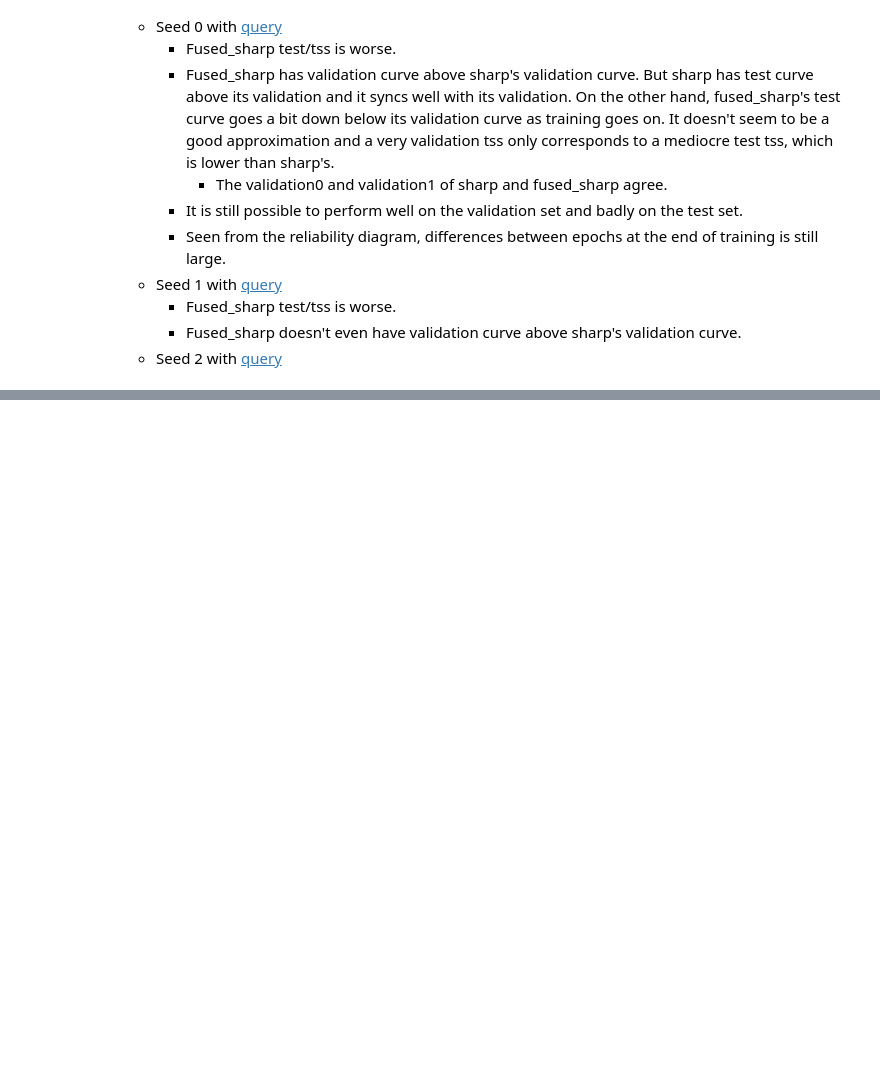
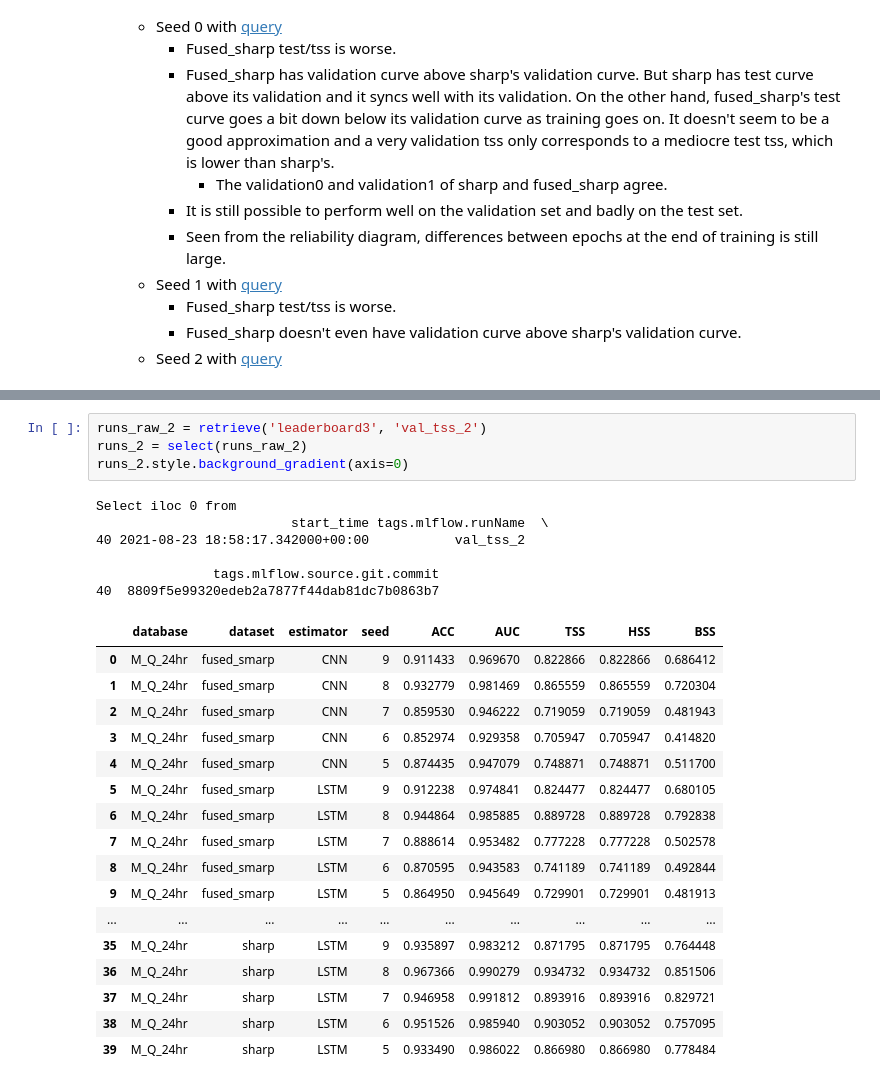
Before and after one commit to ZeyuSun/flare-prediction-smarp, a Jupyter notebook: notebooks/mlflow_results_2.ipynb, the cells around one changed output, grey strips where cells are left out. Drawn from its saved outputs; the diff is of its cells as text; blank space fills up the shorter version.

```diff
--- a/notebooks/mlflow_results_2.ipynb
+++ b/notebooks/mlflow_results_2.ipynb
@@ -576,0 +662,28 @@ dirs = tensorboard(runs_raw)
+# %%
+runs_raw_2 = retrieve('leaderboard3', 'val_tss_2')
+runs_2 = select(runs_raw_2)
+runs_2.style.background_gradient(axis=0)
+# %% [output]
+Select iloc 0 from
+                         start_time tags.mlflow.runName  \
+40 2021-08-23 18:58:17.342000+00:00           val_tss_2
+
+               tags.mlflow.source.git.commit
+40  8809f5e99320edeb2a7877f44dab81dc7b0863b7
+|  | database | dataset | estimator | seed | ACC | AUC | TSS | HSS | BSS |
+| 0 | M_Q_24hr | fused_smarp | CNN | 9 | 0.911433 | 0.969670 | 0.822866 | 0.822866 | 0.686412 |
+| 1 | M_Q_24hr | fused_smarp | CNN | 8 | 0.932779 | 0.981469 | 0.865559 | 0.865559 | 0.720304 |
+| 2 | M_Q_24hr | fused_smarp | CNN | 7 | 0.859530 | 0.946222 | 0.719059 | 0.719059 | 0.481943 |
+| 3 | M_Q_24hr | fused_smarp | CNN | 6 | 0.852974 | 0.929358 | 0.705947 | 0.705947 | 0.414820 |
+| 4 | M_Q_24hr | fused_smarp | CNN | 5 | 0.874435 | 0.947079 | 0.748871 | 0.748871 | 0.511700 |
+| 5 | M_Q_24hr | fused_smarp | LSTM | 9 | 0.912238 | 0.974841 | 0.824477 | 0.824477 | 0.680105 |
+| 6 | M_Q_24hr | fused_smarp | LSTM | 8 | 0.944864 | 0.985885 | 0.889728 | 0.889728 | 0.792838 |
+| 7 | M_Q_24hr | fused_smarp | LSTM | 7 | 0.888614 | 0.953482 | 0.777228 | 0.777228 | 0.502578 |
+| 8 | M_Q_24hr | fused_smarp | LSTM | 6 | 0.870595 | 0.943583 | 0.741189 | 0.741189 | 0.492844 |
+| 9 | M_Q_24hr | fused_smarp | LSTM | 5 | 0.864950 | 0.945649 | 0.729901 | 0.729901 | 0.481913 |
+| ... | ... | ... | ... | ... | ... | ... | ... | ... | ... |
+| 35 | M_Q_24hr | sharp | LSTM | 9 | 0.935897 | 0.983212 | 0.871795 | 0.871795 | 0.764448 |
+| 36 | M_Q_24hr | sharp | LSTM | 8 | 0.967366 | 0.990279 | 0.934732 | 0.934732 | 0.851506 |
+| 37 | M_Q_24hr | sharp | LSTM | 7 | 0.946958 | 0.991812 | 0.893916 | 0.893916 | 0.829721 |
+| 38 | M_Q_24hr | sharp | LSTM | 6 | 0.951526 | 0.985940 | 0.903052 | 0.903052 | 0.757095 |
+| 39 | M_Q_24hr | sharp | LSTM | 5 | 0.933490 | 0.986022 | 0.866980 | 0.866980 | 0.778484 |
```
Also changed, not shown: parts of 21 cells of this notebook, 5 other files.
